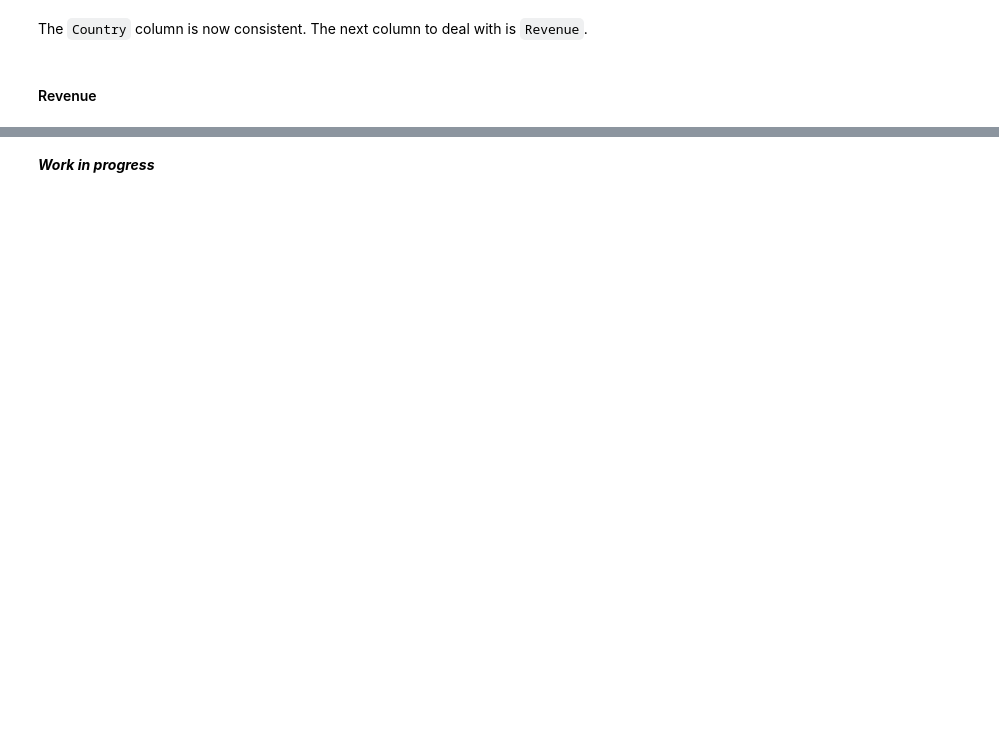
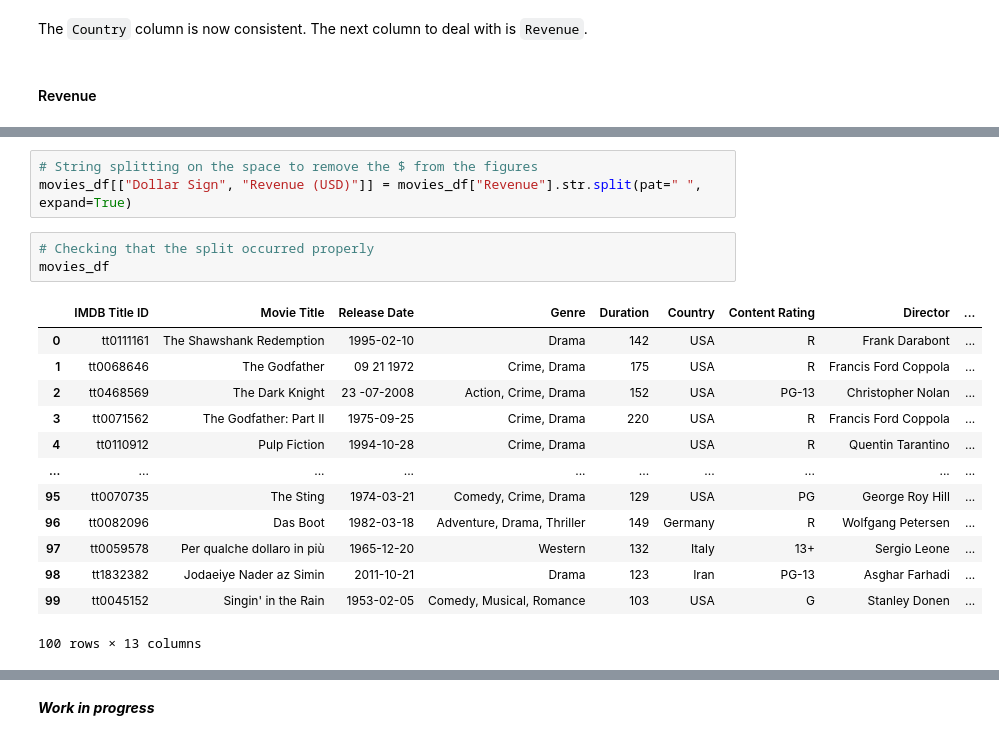
Before and after one commit to JorMir/imdb_data_cleaning, a Jupyter notebook: Dataset Cleaning.ipynb, the cells around one changed output, grey strips where cells are left out. Cells and saved outputs as stored; diff of their text form; blank space fills up the shorter version.

Commit message:
Addressed revenue column

```diff
--- a/Dataset Cleaning.ipynb
+++ b/Dataset Cleaning.ipynb
@@ -547,0 +577,20 @@ The `Country` column is now consistent. The next column to deal with is `Revenue
+# %%
+# String splitting on the space to remove the $ from the figures
+movies_df[["Dollar Sign", "Revenue (USD)"]] = movies_df["Revenue"].str.split(pat=" ", expand=True)
+# %%
+# Checking that the split occurred properly
+movies_df
+# %% [output]
+|  | IMDB Title ID | Movie Title | Release Date | Genre | Duration | Country | Content Rating | Director | ... |
+| 0 | tt0111161 | The Shawshank Redemption | 1995-02-10 | Drama | 142 | USA | R | Frank Darabont | ... |
+| 1 | tt0068646 | The Godfather | 09 21 1972 | Crime, Drama | 175 | USA | R | Francis Ford Coppola | ... |
+| 2 | tt0468569 | The Dark Knight | 23 -07-2008 | Action, Crime, Drama | 152 | USA | PG-13 | Christopher Nolan | ... |
+| 3 | tt0071562 | The Godfather: Part II | 1975-09-25 | Crime, Drama | 220 | USA | R | Francis Ford Coppola | ... |
+| 4 | tt0110912 | Pulp Fiction | 1994-10-28 | Crime, Drama |  | USA | R | Quentin Tarantino | ... |
+| ... | ... | ... | ... | ... | ... | ... | ... | ... | ... |
+| 95 | tt0070735 | The Sting | 1974-03-21 | Comedy, Crime, Drama | 129 | USA | PG | George Roy Hill | ... |
+| 96 | tt0082096 | Das Boot | 1982-03-18 | Adventure, Drama, Thriller | 149 | Germany | R | Wolfgang Petersen | ... |
+| 97 | tt0059578 | Per qualche dollaro in più | 1965-12-20 | Western | 132 | Italy | 13+ | Sergio Leone | ... |
+| 98 | tt1832382 | Jodaeiye Nader az Simin | 2011-10-21 | Drama | 123 | Iran | PG-13 | Asghar Farhadi | ... |
+| 99 | tt0045152 | Singin' in the Rain | 1953-02-05 | Comedy, Musical, Romance | 103 | USA | G | Stanley Donen | ... |
+100 rows × 13 columns
```
Also changed, not shown: parts of 15 cells of this notebook.
